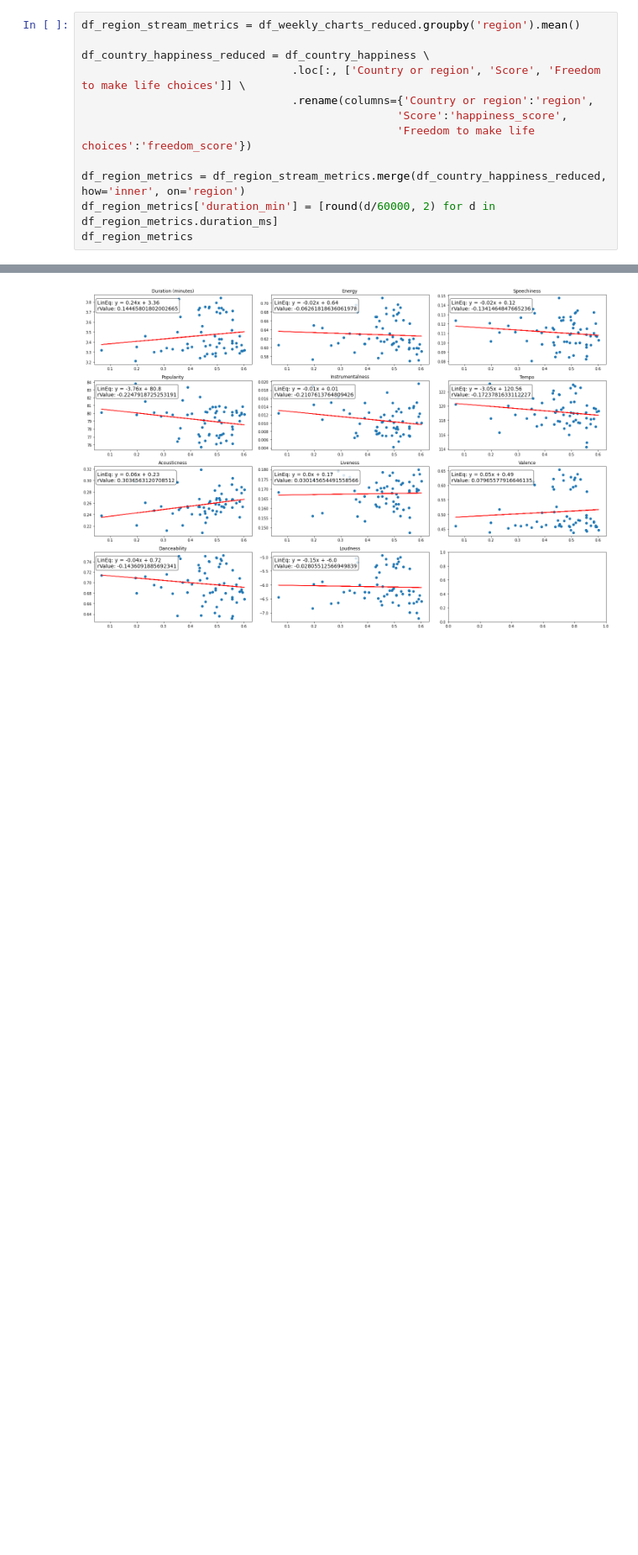
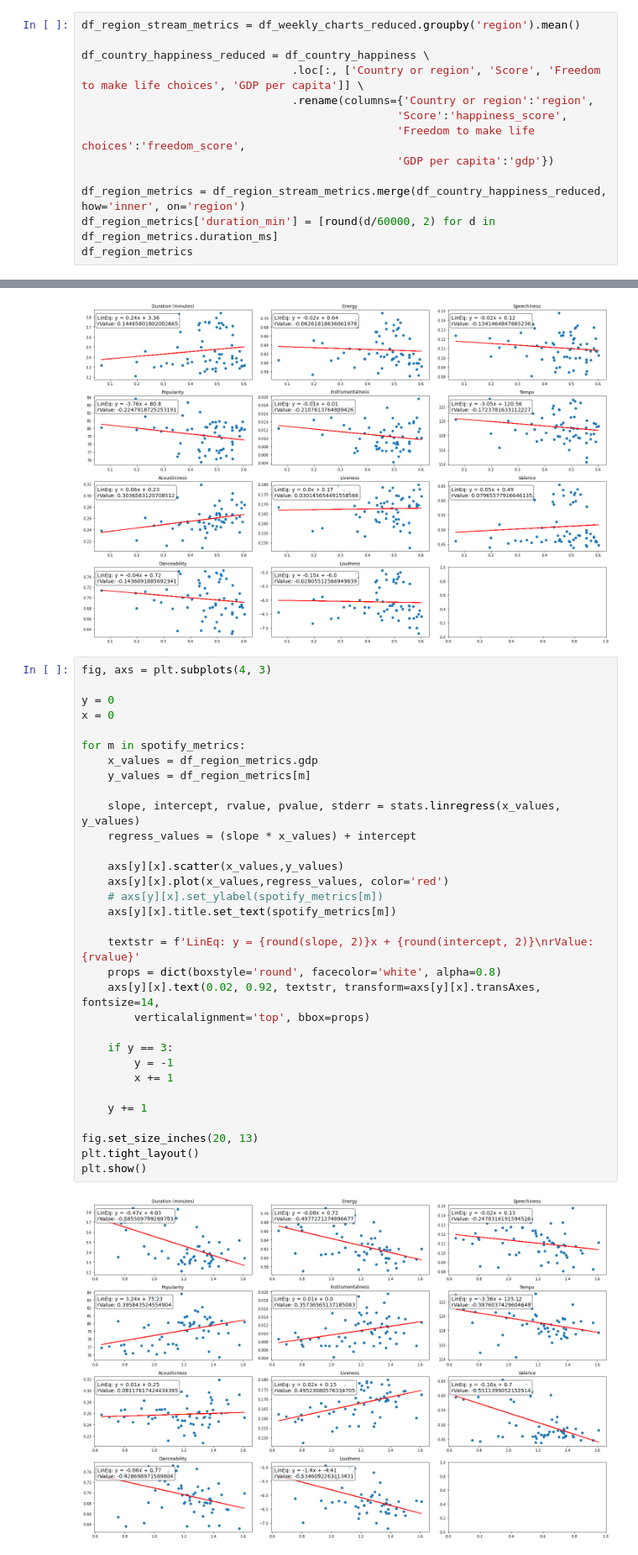
Before and after one commit to JoeKell/SpotifySongAnalysisProject, a Jupyter notebook: CountryHapinessAnalysis.ipynb, the cells around one changed output, grey strips where cells are left out. Shown at 84% size. Saved outputs shown, nothing was run; the diff lists cells and outputs as text; blank space fills up the shorter version.

Commit message:
Adding plots for GDP

```diff
--- a/CountryHapinessAnalysis.ipynb
+++ b/CountryHapinessAnalysis.ipynb
@@ -27,10 +27,11 @@ df_weekly_charts_reduced.head()
 df_region_stream_metrics = df_weekly_charts_reduced.groupby('region').mean()
 
 df_country_happiness_reduced = df_country_happiness \
-                                .loc[:, ['Country or region', 'Score', 'Freedom to make life choices']] \
+                                .loc[:, ['Country or region', 'Score', 'Freedom to make life choices', 'GDP per capita']] \
                                 .rename(columns={'Country or region':'region',
                                                 'Score':'happiness_score',
-                                                'Freedom to make life choices':'freedom_score'})
+                                                'Freedom to make life choices':'freedom_score',
+                                                'GDP per capita':'gdp'})
 
 df_region_metrics = df_region_stream_metrics.merge(df_country_happiness_reduced, how='inner', on='region')
 df_region_metrics['duration_min'] = [round(d/60000, 2) for d in df_region_metrics.duration_ms]
@@ -131,3 +132,37 @@ plt.tight_layout()
 plt.show()
 # %% [output]
 [figure]
+# %%
+fig, axs = plt.subplots(4, 3)
+
+y = 0
+x = 0
+
+for m in spotify_metrics:
+    x_values = df_region_metrics.gdp
+    y_values = df_region_metrics[m]
+
+    slope, intercept, rvalue, pvalue, stderr = stats.linregress(x_values, y_values)
+    regress_values = (slope * x_values) + intercept
+
+    axs[y][x].scatter(x_values,y_values)
+    axs[y][x].plot(x_values,regress_values, color='red')
+    # axs[y][x].set_ylabel(spotify_metrics[m])
+    axs[y][x].title.set_text(spotify_metrics[m])
+
+    textstr = f'LinEq: y = {round(slope, 2)}x + {round(intercept, 2)}\nrValue: {rvalue}'
+    props = dict(boxstyle='round', facecolor='white', alpha=0.8)
+    axs[y][x].text(0.02, 0.92, textstr, transform=axs[y][x].transAxes, fontsize=14,
+        verticalalignment='top', bbox=props)
+
+    if y == 3:
+        y = -1
+        x += 1
+
+    y += 1
+
+fig.set_size_inches(20, 13)
+plt.tight_layout()
+plt.show()
+# %% [output]
+[figure, added]
```
Also changed, not shown: parts of 1 cell of this notebook.
